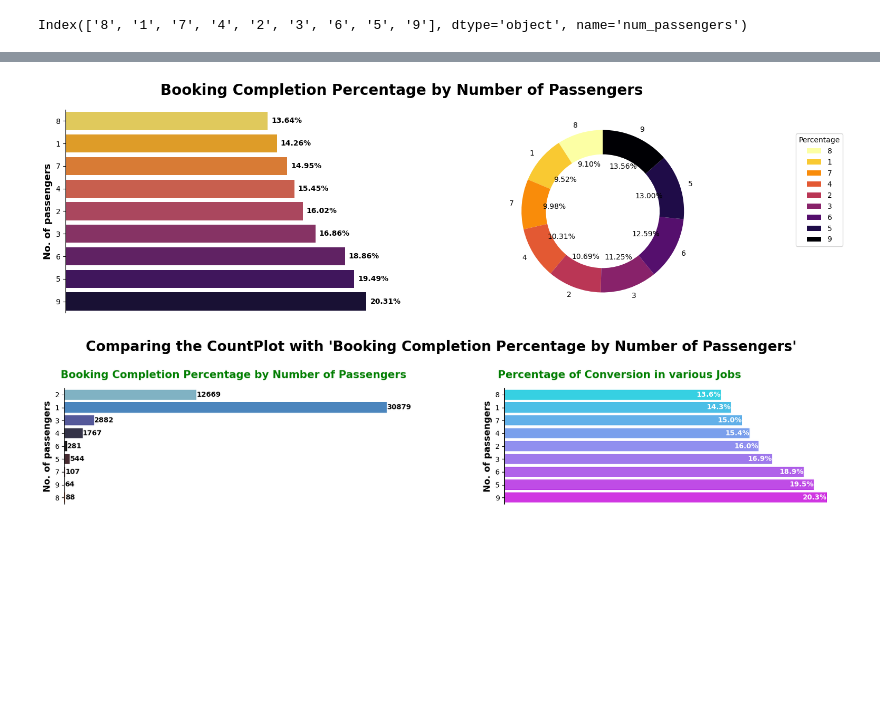
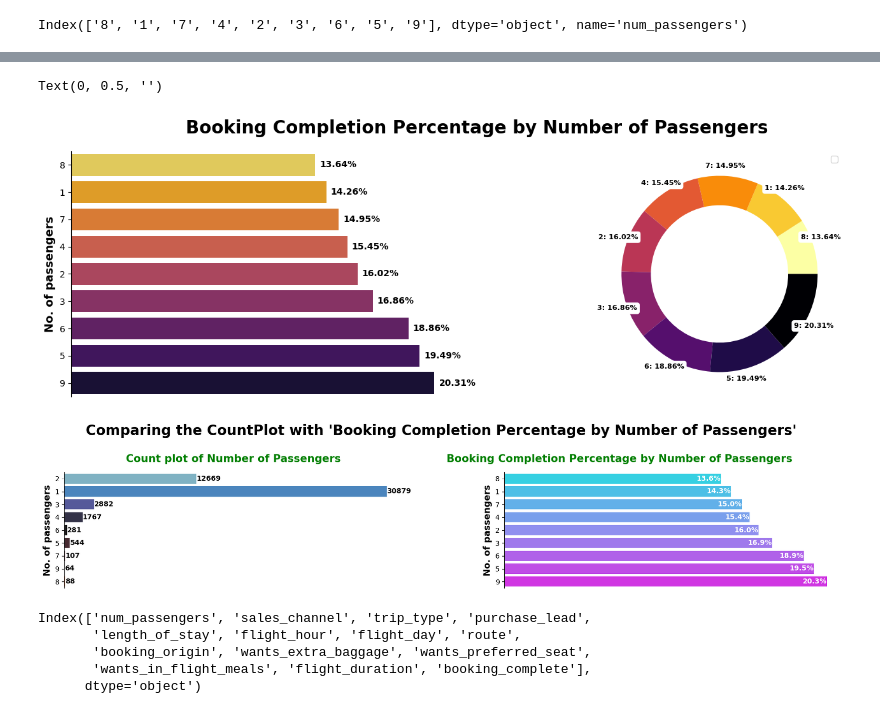
Before and after one commit to BhanuSrihridai/British-Airways, a Jupyter notebook: Task_2.ipynb, the cells around one changed output, grey strips where cells are left out. Drawn from its saved outputs; the diff is of its cells as text; code cells hidden in the pictures; blank space fills up the shorter version.

```diff
--- a/Task_2.ipynb
+++ b/Task_2.ipynb
@@ -335,11 +344,23 @@ axes[0].xaxis.set_visible(False)
 axs.set_ylabel("No. of passengers",fontweight='bold',fontsize=13)
 
 # Pie chart
-# passengers.plot(kind='pie',subplots=True,ax=axes[1],cmap="Paired")
-passengers['booking_complete'].plot.pie(autopct='%1.2f%%', startangle=90, legend=False,cmap='inferno_r',wedgeprops=dict(width=0.3))
+passengers.plot(kind='pie',subplots=True,ax=axes[1],cmap="inferno_r",labels=None,wedgeprops=dict(width=0.3))
+# Extract values for plotting
+values = passengers['booking_complete'].values
+categories = passengers.index
+# Manually add labels to the periphery
+for i, (category, value) in enumerate(zip(categories, values)):
+    angle = (360 * sum(values[:i])) / sum(values)+20
+    x = 1.1 * np.cos(np.radians(angle))
+    y = 1.1 * np.sin(np.radians(angle))
+
+    plt.text(x, y, f"{category}: {value:.2f}%", ha='center', va='center', fontsize=8, bbox=dict(facecolor='white', edgecolor='white', boxstyle='round,pad=0.3'),fontweight='bold')
+
+
+# passengers['booking_complete'].plot.pie(autopct='%1.2f%%', startangle=90, legend=False,cmap='inferno_r',wedgeprops=dict(width=0.3))
 
 plt.ylabel("")                                                                  # Removing the ylabel on pie chart
 
 # Setting the legend location
-plt.legend(loc='upper right',bbox_to_anchor=(1.7,0.9),title='Percentage')
+# plt.legend(loc='upper right',bbox_to_anchor=(1.7,0.9),title='Percentage')
 # %% [output]
@@ -347,4 +368,5 @@ plt.legend(loc='upper right',bbox_to_anchor=(1.7,0.9),title='Percentage')
+Text(0, 0.5, '')
-[figure, old version]
+[figure, new version]
 # %%
 fig,axes=plt.subplots(1,2,figsize=(20,3))
 sup_title="Comparing the CountPlot with 'Booking Completion Percentage by Number of Passengers'"
@@ -354,7 +376,7 @@ fig.subplots_adjust(wspace=0.3)
 # Bar Plot
 bar_Plot=sns.barplot(data=passengers,y=passengers.index,x=passengers['booking_complete'],ax=axes[1],palette='cool')
 bar_Plot.bar_label(bar_Plot.containers[0],fmt='%.1f%%',padding=-35,color='white',fontweight='bold')             # Setting bar labels with percentage of conversion
-bar_Plot.set_title("Percentage of Conversion in various Jobs",fontsize=15,fontweight='bold',x=0.34,y=1.05,color='green')      # Setting the title for subplot
+bar_Plot.set_title("Booking Completion Percentage by Number of Passengers",fontsize=15,fontweight='bold',x=0.34,y=1.05,color='green')      # Setting the title for subplot
 bar_Plot.set_ylabel("No. of passengers",fontweight='bold',fontsize=13)                                                        # Setting the ylabel
 axes[1].spines[['right','top','bottom']].set_visible(False)                                                     # Removing the chart junk
 axes[1].xaxis.set_visible(False)                                                                                # Hiding the x-axis
@@ -362,12 +384,20 @@ axes[1].xaxis.set_visible(False)
 # Count Plot
 cnt_Plot=sns.countplot(data=data,y='num_passengers',palette='icefire',ax=axes[0])
 cnt_Plot.bar_label(cnt_Plot.containers[0],fontweight='bold')                                                    # Setting bar labels with count
-cnt_Plot.set_title("Booking Completion Percentage by Number of Passengers",fontsize=15,fontweight='bold',y=1.05,color='green')                      # Setting the title for subplot
+cnt_Plot.set_title("Count plot of Number of Passengers",fontsize=15,fontweight='bold',y=1.05,color='green')                      # Setting the title for subplot
 cnt_Plot.set_ylabel("No. of passengers",fontweight='bold',fontsize=13)                                                        # Setting the ylabel
 axes[0].spines[['right','top','bottom']].set_visible(False)                                                     # Removing the chart junk
 axes[0].xaxis.set_visible(False)
 # %% [output]
-[figure, old version]
+[figure, new version]
+# %%
+data.columns
+# %% [output]
+Index(['num_passengers', 'sales_channel', 'trip_type', 'purchase_lead',
+       'length_of_stay', 'flight_hour', 'flight_day', 'route',
+       'booking_origin', 'wants_extra_baggage', 'wants_preferred_seat',
+       'wants_in_flight_meals', 'flight_duration', 'booking_complete'],
+      dtype='object')
 # %%
 from logging import exception
 
```
Also changed, not shown: parts of 9 cells of this notebook.
